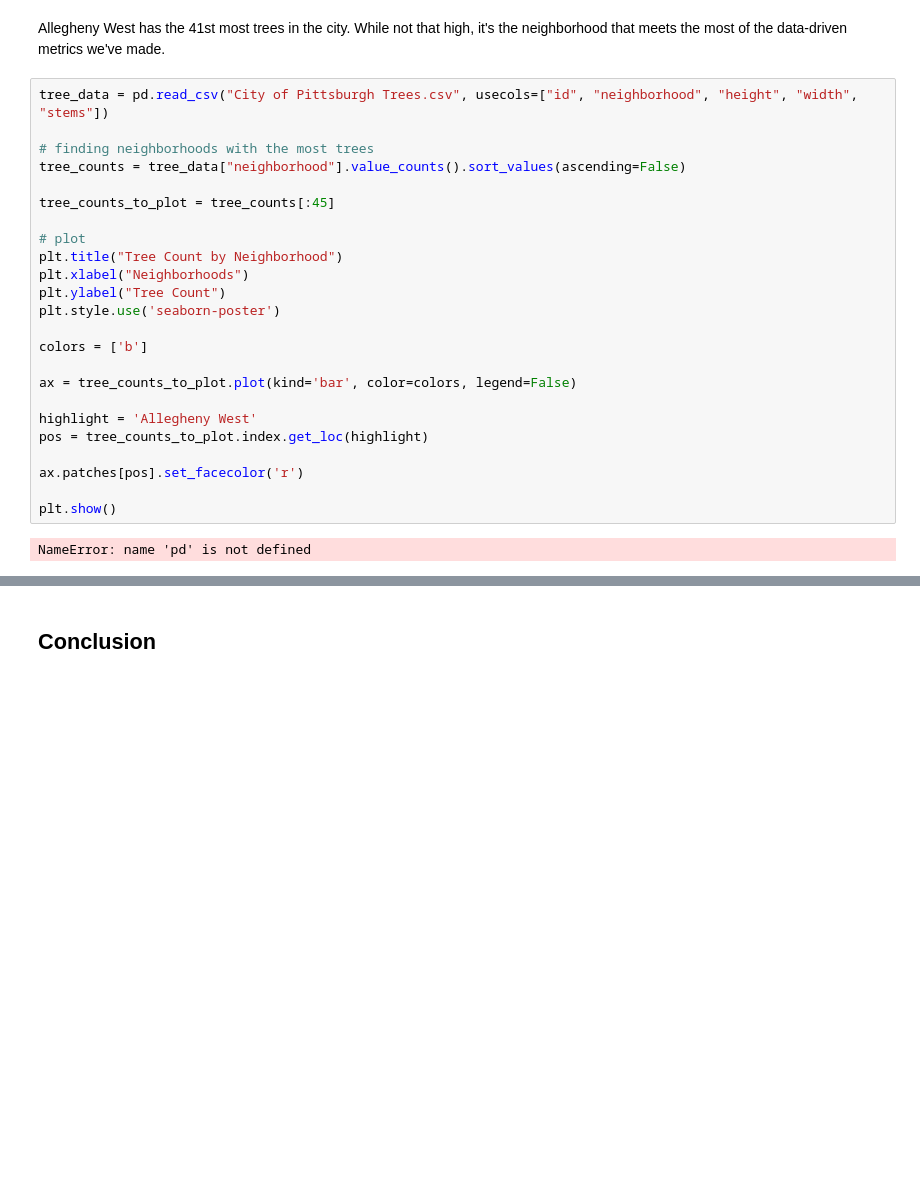
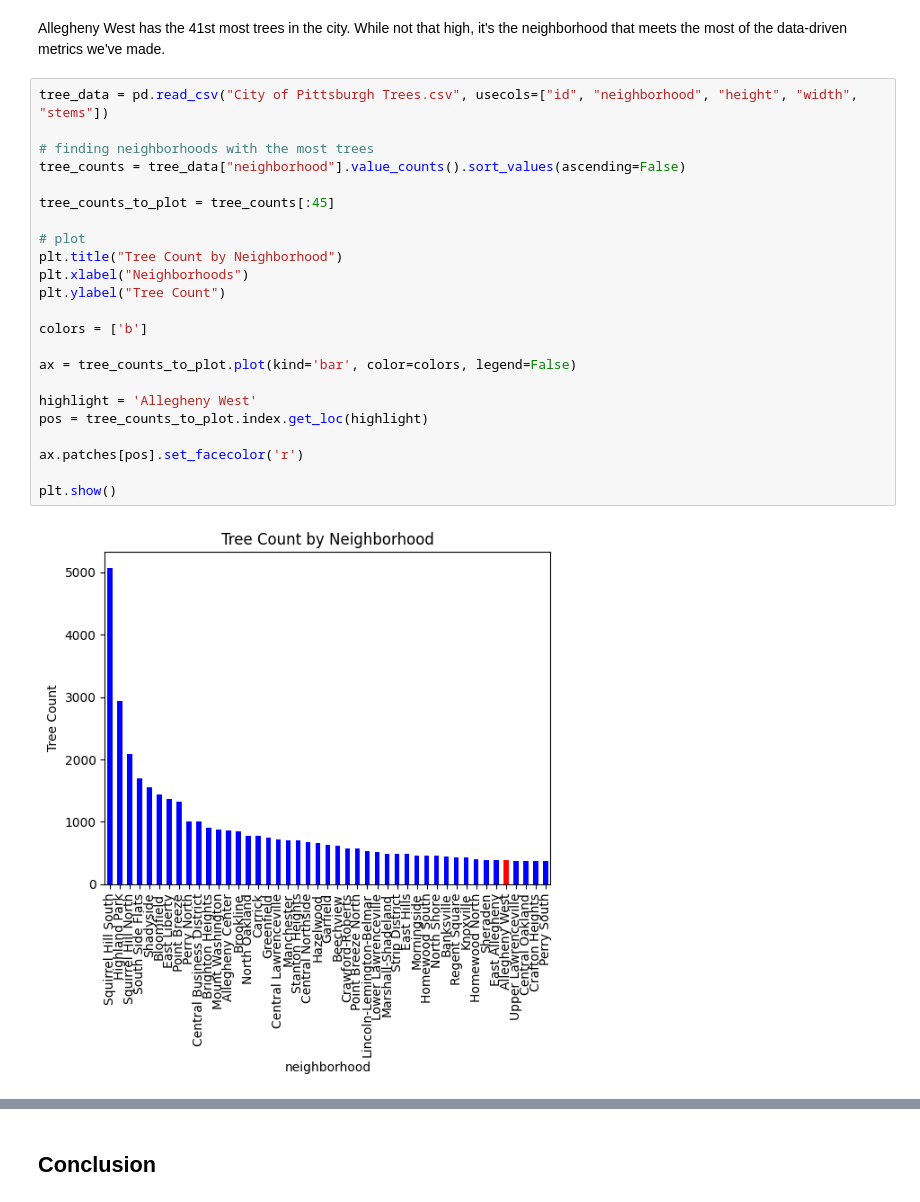
Before and after one commit to heatherguzik/-best-pittsburgh-neighborhood, a Jupyter notebook: MainNotebook.ipynb, the cells around one changed output, grey strips where cells are left out. Drawn from its saved outputs; the diff is of its cells as text; blank space fills up the shorter version.

```diff
--- a/MainNotebook.ipynb
+++ b/MainNotebook.ipynb
@@ -99,29 +112,28 @@ Allegheny West has the 41st most trees in the city. While not that high, it's th
 # %%
 tree_data = pd.read_csv("City of Pittsburgh Trees.csv", usecols=["id", "neighborhood", "height", "width", "stems"])
 
 # finding neighborhoods with the most trees
 tree_counts = tree_data["neighborhood"].value_counts().sort_values(ascending=False)
 
 tree_counts_to_plot = tree_counts[:45]
 
 # plot
 plt.title("Tree Count by Neighborhood")
 plt.xlabel("Neighborhoods")
 plt.ylabel("Tree Count")
-plt.style.use('seaborn-poster')
 
 colors = ['b']
 
 ax = tree_counts_to_plot.plot(kind='bar', color=colors, legend=False)
 
 highlight = 'Allegheny West'
 pos = tree_counts_to_plot.index.get_loc(highlight)
 
 ax.patches[pos].set_facecolor('r')
 
 plt.show()
 # %% [output]
-NameError: name 'pd' is not defined
+[figure, added]
 # %% [markdown]
 ## Results
 We came to the conclusion that Allegheny West is the best neighborhood in the City of Pittsburgh because it has the highest quality of life. We determined this because Allegheny West was the ony neighborhood that performed well in all of our sub-metrics. When it comes to safety, Allegheny West ranks 20th when it comes to the number of arrests out of the 90 neighborhoods in Pittsburgh. Additionally, Allegheny West has one of the lowest average aggregate rent costs, ranking 10th out of the 90. Finally, Allegheny West ranks 41st when it comes to the number of trees in the neighborhood. While it does not perform as well environmentally as some of the other neighborhoods, Allegheny West still out ranks over half of the other neighborhoods in Pittsburgh in this metric and is ranked highly enough in the other metrics to deserve the title of 'Best Neighborhood in the City of Pittsburgh'.
```
Also changed, not shown: parts of 4 cells of this notebook.
